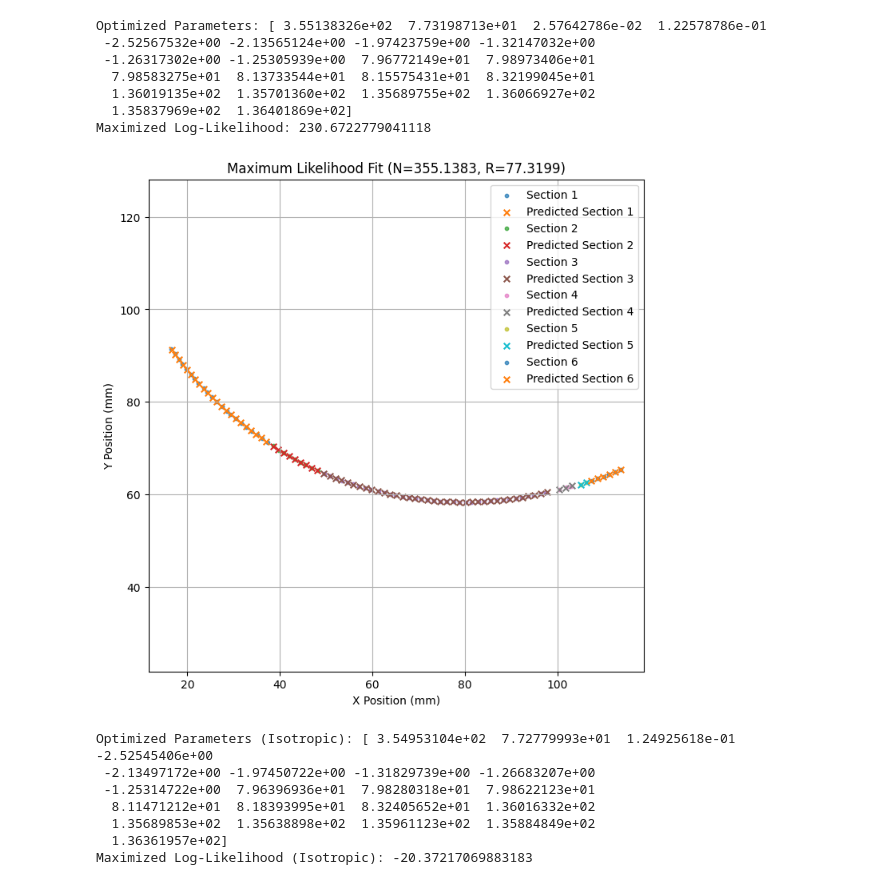
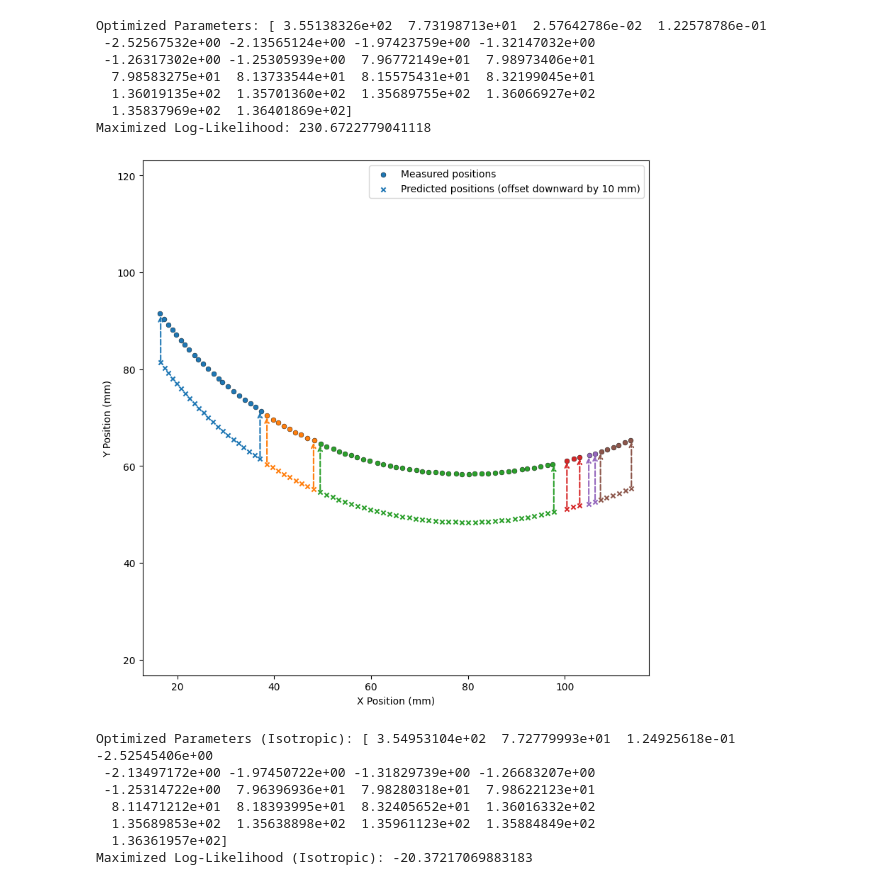
Before and after one commit to raunaq-rai/Antikythera_Mechanism_bayesian_analysis, a Jupyter notebook: main_notebook.ipynb, the cells around one changed output. Cells and saved outputs as stored; diff of their text form; code cells hidden in the pictures.

```diff
--- a/main_notebook.ipynb
+++ b/main_notebook.ipynb
@@ -778,52 +801,85 @@ Optimized Parameters: [ 3.55138326e+02  7.73198713e+01  2.57642786e-02  1.225787
   1.35837969e+02  1.36401869e+02]
 Maximized Log-Likelihood: 230.6722779041118
 # %%
-def plot_mle_results(optimal_params, data_list, use_anisotropic=True):
+import matplotlib.pyplot as plt
+import numpy as np
+import matplotlib.cm as cm
+
+def plot_mle_results(optimal_params, data_list, use_anisotropic=True, save_path='MLE_aniso.png'):
     """
     Plots the measured hole positions and the maximum likelihood estimated model positions.
 
     Parameters:
     - optimal_params: The estimated parameters from MLE optimization.
     - data_list: The filtered dataset containing (x, y) coordinates grouped by section.
     - use_anisotropic: Boolean flag indicating whether anisotropic uncertainties were used.
+    - save_path: File path to save the resulting figure.
     """
 
     # Extract optimized parameters
     N_opt, R_opt = optimal_params[:2]
-    sigma_r_opt, sigma_t_opt = optimal_params[2:4]
-    phases_opt, xcents_opt, ycents_opt = np.split(optimal_params[4:], 3)
+
+    if use_anisotropic:
+        sigma_r_opt, sigma_t_opt = optimal_params[2:4]
+        section_params = optimal_params[4:]
+    else:
+        sigma_r_opt = sigma_t_opt = optimal_params[2]
+        section_params = optimal_params[3:]
+
+    phases_opt, xcents_opt, ycents_opt = np.split(section_params, 3)
 
     # Prepare figure
     plt.figure(figsize=(8, 8))
+    cmap = cm.get_cmap('tab10')  # Up to 10 distinct colours
+    added_labels = set()
 
-    # Plot measured hole positions
     for i, (x, y) in enumerate(data_list):
-        plt.scatter(x, y, label=f"Section {i+1}", s=10, alpha=0.7)  # Measured data
+        colour = cmap(i % 10)  # Cycle colours if >10 sections
 
-        # Compute the optimized hole positions using the best-fit parameters
+        # Plot measured hole positions
+        label_meas = "Measured positions" if "measured" not in added_labels else None
+        plt.scatter(x, y, label=label_meas, s=25, alpha=1, marker='o', edgecolors='k',
+                    linewidths=0.3, color=colour)
+        added_labels.add("measured")
+
+        # Predicted positions
         num_holes = len(x)
         phis = (2 * np.pi * (np.arange(1, num_holes + 1) - 1) / N_opt) + phases_opt[i]
         x_pred = R_opt * np.cos(phis) + xcents_opt[i]
         y_pred = R_opt * np.sin(phis) + ycents_opt[i]
 
-        # Plot predicted hole positions
-        plt.scatter(x_pred, y_pred, marker="x", label=f"Predicted Section {i+1}", s=30)
+        # Shift predicted positions down
+        y_pred_shifted = y_pred - 10
+
+        # Plot shifted predicted points with same colour
+        label_pred = "Predicted positions (offset downward by 10 mm)" if "predicted" not in added_labels else None
+        plt.scatter(x_pred, y_pred_shifted, label=label_pred, s=20, alpha=1, marker='x', color=colour)
+        added_labels.add("predicted")
+
+        # Add arrows from shifted to true predicted positions
+        for idx in [0, -1]:
+            plt.annotate(
+                '', xy=(x_pred[idx], y_pred[idx]), xytext=(x_pred[idx], y_pred_shifted[idx]),
+                arrowprops=dict(arrowstyle='->', color=colour, lw=1.5, linestyle='--')
+            )
 
     # Formatting
     plt.xlabel("X Position (mm)")
     plt.ylabel("Y Position (mm)")
-    plt.title(f"Maximum Likelihood Fit (N={N_opt:.4f}, R={R_opt:.4f})")
+    plt.axis("equal")
     plt.legend()
-    plt.axis("equal")  # Maintain aspect ratio
-    plt.grid()
+    plt.tight_layout()
 
-    # Show plot
+    # Save and show plot
+    plt.savefig(save_path, dpi=300)
     plt.show()
+
+
 
 # === Call the function to visualize ===
 plot_mle_results(optimal_params, data_list, use_anisotropic=True)
 # %% [output]
-[figure, old version]
+[figure, new version]
 # %%
 grad_log_likelihood_iso = jax.grad(lambda params, data: log_likelihood_jax(params, data, use_anisotropic=False))
 
```
Also changed, not shown: parts of 28 cells of this notebook, 18 other files.
